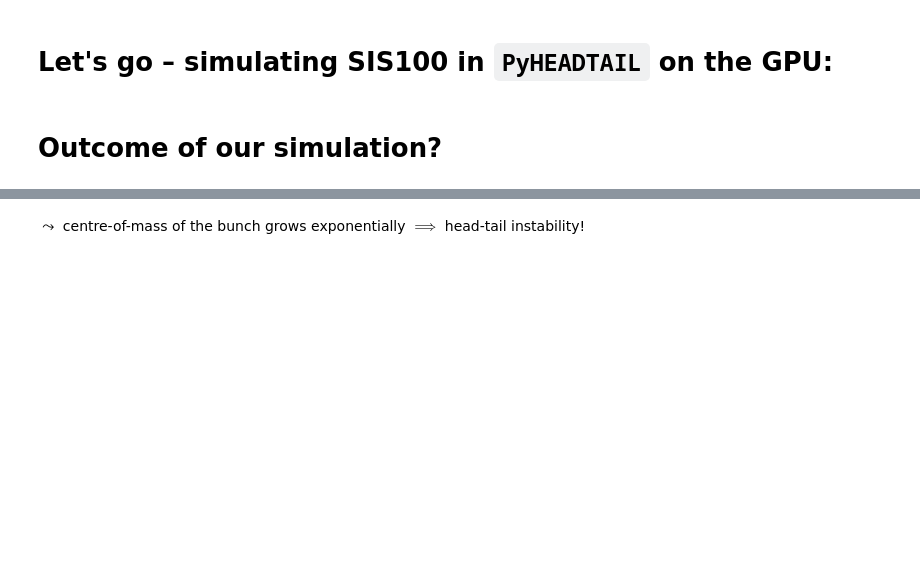
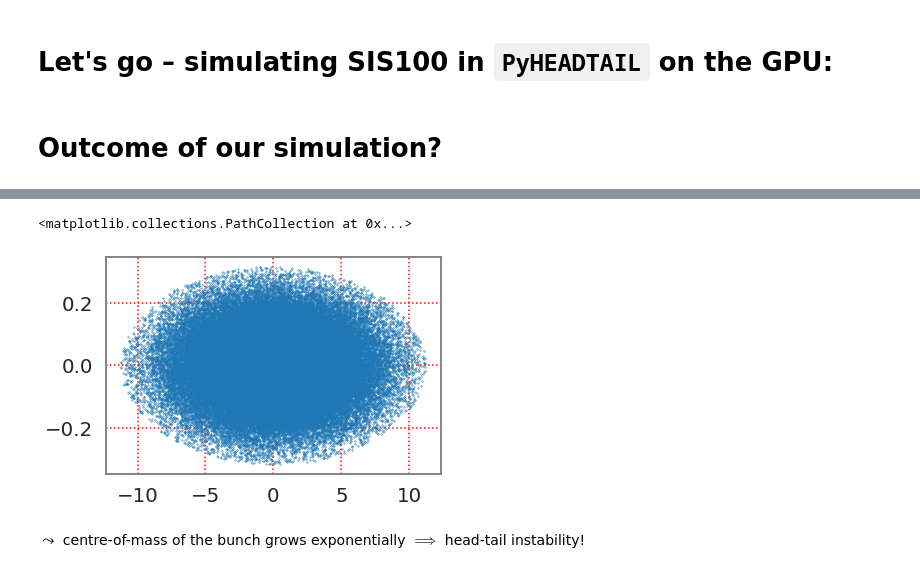
Before and after one commit to aoeftiger/pyhep2020, a Jupyter notebook: talk.ipynb, the cells around one changed output, grey strips where cells are left out. Cells and saved outputs as stored; diff of their text form; code cells hidden in the pictures; blank space fills up the shorter version.

```diff
--- a/talk.ipynb
+++ b/talk.ipynb
@@ -277,3 +279,9 @@ plt.title('Vertical bunch centroid motion');
+# %%
+plt.scatter(pyht_beam.z, pyht_beam.dp, marker='.', s=1)
+# plt.ylim(-3*pyht_beam.sigma_yp(), 3*pyht_beam.sigma_yp())
+# %% [output]
+<matplotlib.collections.PathCollection at 0x...>
+[figure, added]
 # %% [markdown]
 $\leadsto$ centre-of-mass of the bunch grows exponentially $\implies$ head-tail instability!
 # %% [markdown]
```
Also changed, not shown: parts of 24 cells of this notebook, 2 other files.
